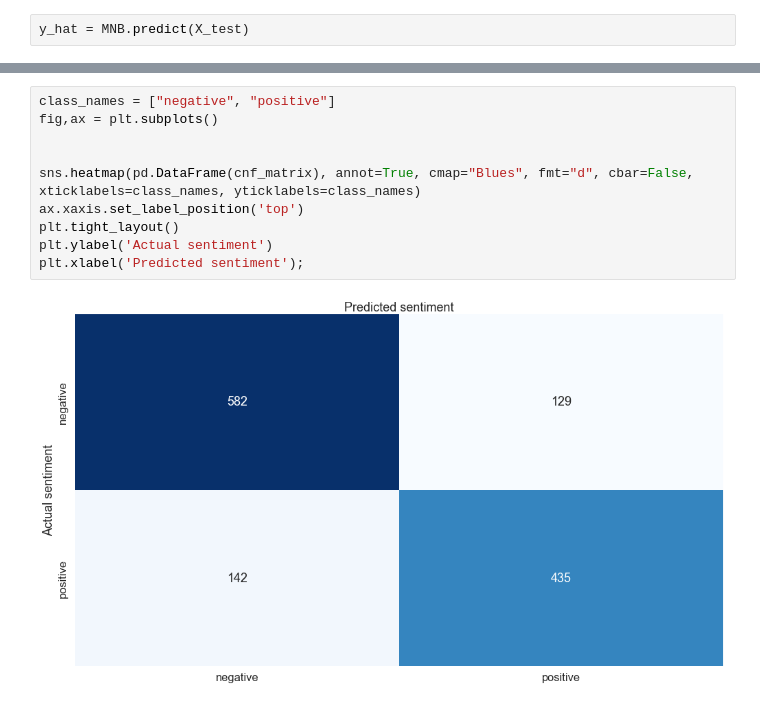
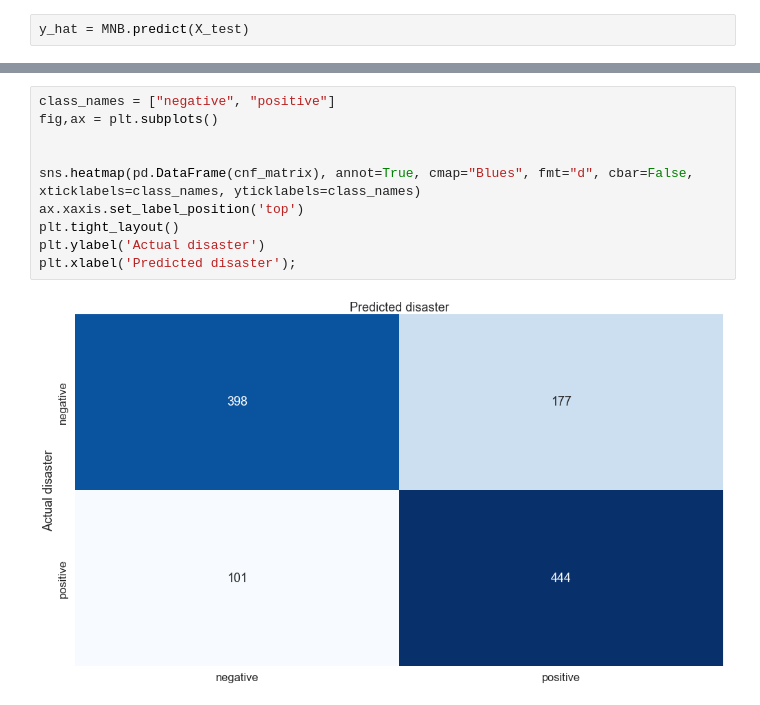
Before and after one commit to ezea213/mis612, a Jupyter notebook: sentiment01.ipynb, the cells around one changed output, grey strips where cells are left out. Saved outputs shown, nothing was run; the diff lists cells and outputs as text.

```diff
--- a/sentiment01.ipynb
+++ b/sentiment01.ipynb
@@ -182,12 +183,12 @@ array([[582, 129],
 # %%
 class_names = ["negative", "positive"]
 fig,ax = plt.subplots()
 
 
 sns.heatmap(pd.DataFrame(cnf_matrix), annot=True, cmap="Blues", fmt="d", cbar=False, xticklabels=class_names, yticklabels=class_names)
 ax.xaxis.set_label_position('top')
 plt.tight_layout()
-plt.ylabel('Actual sentiment')
-plt.xlabel('Predicted sentiment');
+plt.ylabel('Actual disaster')
+plt.xlabel('Predicted disaster');
 # %% [output]
-[figure, old version]
+[figure, new version]
```
Also changed, not shown: parts of 6 cells of this notebook, 3 other files.
